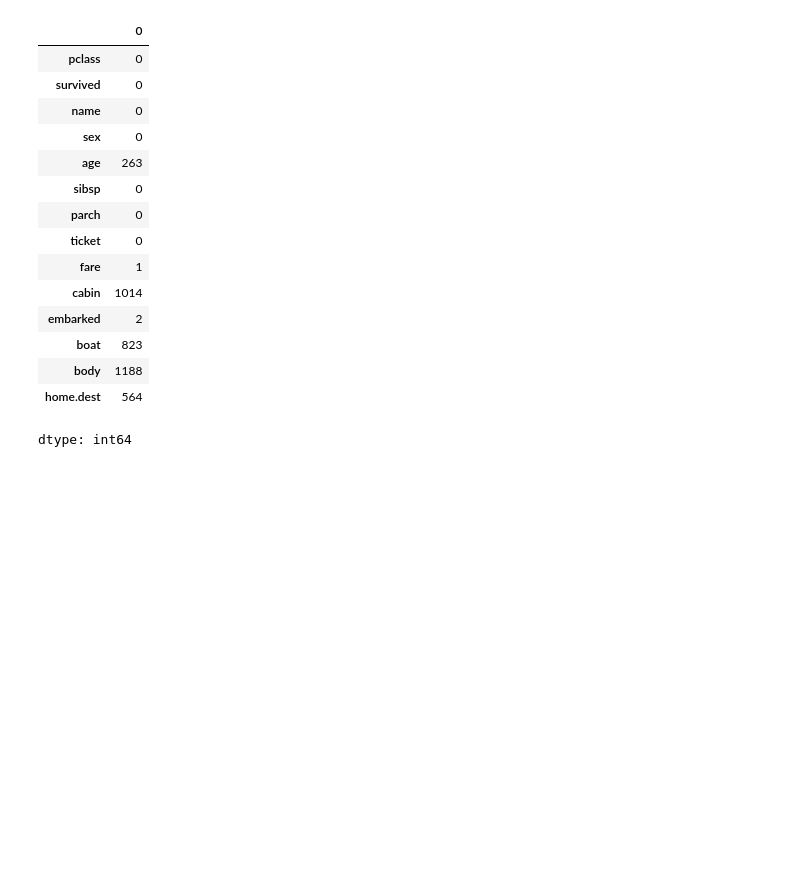
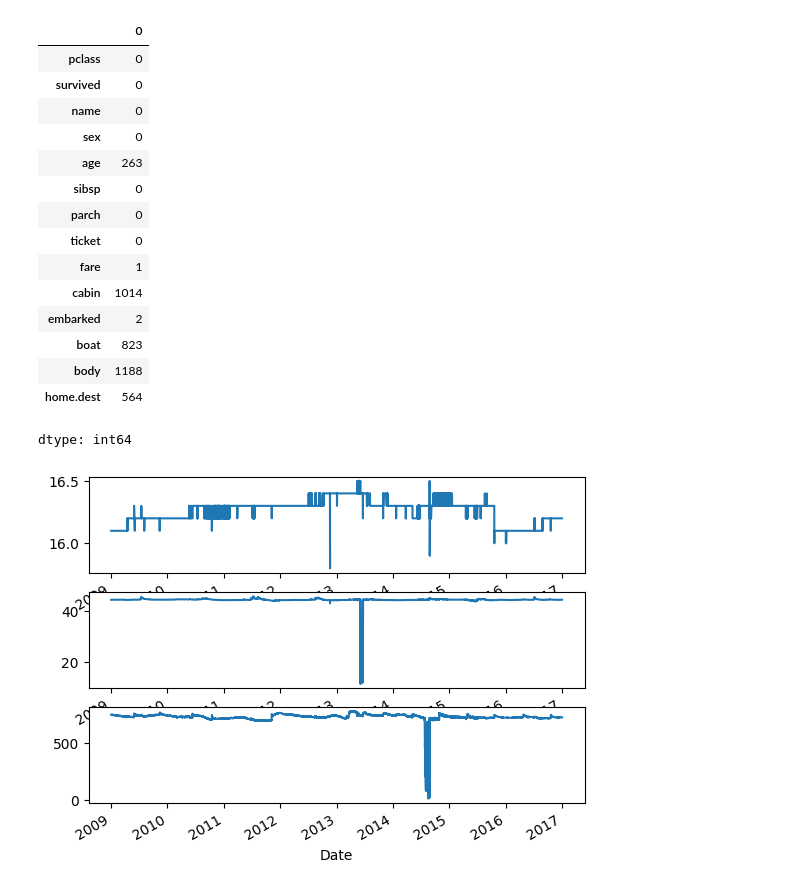
Before and after one commit to CodingCat-Jung/2024-2_BigDataProgramming_Class, a Jupyter notebook: 빅데이터프로그래밍_11주차.ipynb, the cells around one changed output. Saved outputs shown, nothing was run; the diff lists cells and outputs as text; code cells hidden in the pictures; blank space fills up the shorter version.

```diff
--- a/빅데이터프로그래밍_11주차.ipynb
+++ b/빅데이터프로그래밍_11주차.ipynb
@@ -219,3 +219,38 @@ df1.columns = ['temp', 'level', 'EC']
 df1.isnull().sum
 
 df1.to_csv('water.csv', encoding= 'cp949')
+# %%
+import pandas as pd
+import matplotlib.pyplot as plt
+
+df = pd.read_csv('water.csv', index_col='Date', parse_dates=True, encoding= 'cp949')
+# df.describe()
+# df.head()
+# df.info()
+
+# df.hist(bins=50, figsize=(10,6))
+# plt.show()
+
+# df.boxplot()
+
+# plt.subplot(1, 3, 1)
+# df.boxplot(column='temp', return_type='both')
+
+# plt.subplot(1, 3, 2)
+# df.boxplot(column='level', return_type='both')
+
+# plt.subplot(1, 3, 3)
+# df.boxplot(column='EC', return_type='both')
+# plt.show()
+
+plt.subplot(3, 1, 1)
+df['temp'].plot()
+
+plt.subplot(3, 1, 2)
+df['level'].plot()
+
+plt.subplot(3, 1, 3)
+df['EC'].plot()
+plt.show()
+# %% [output]
+[figure, added]
```
